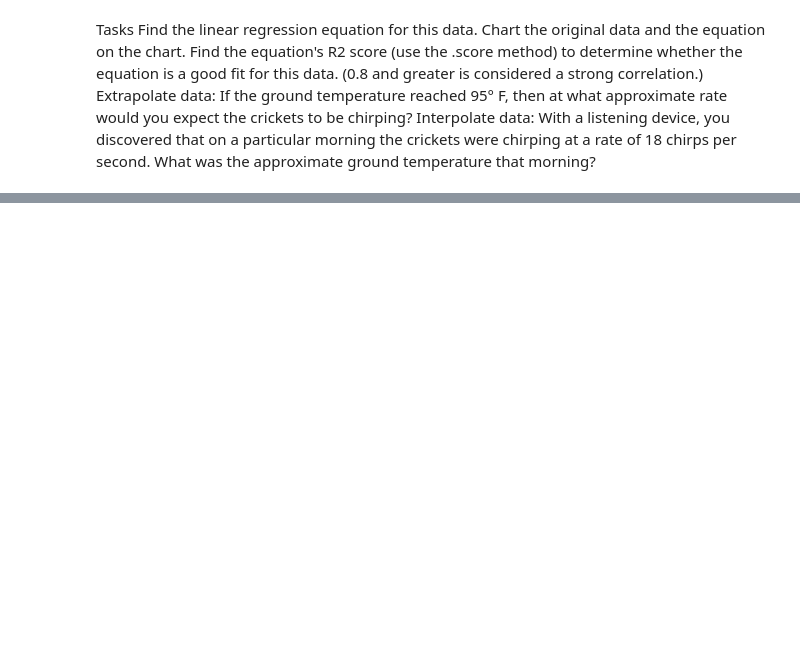
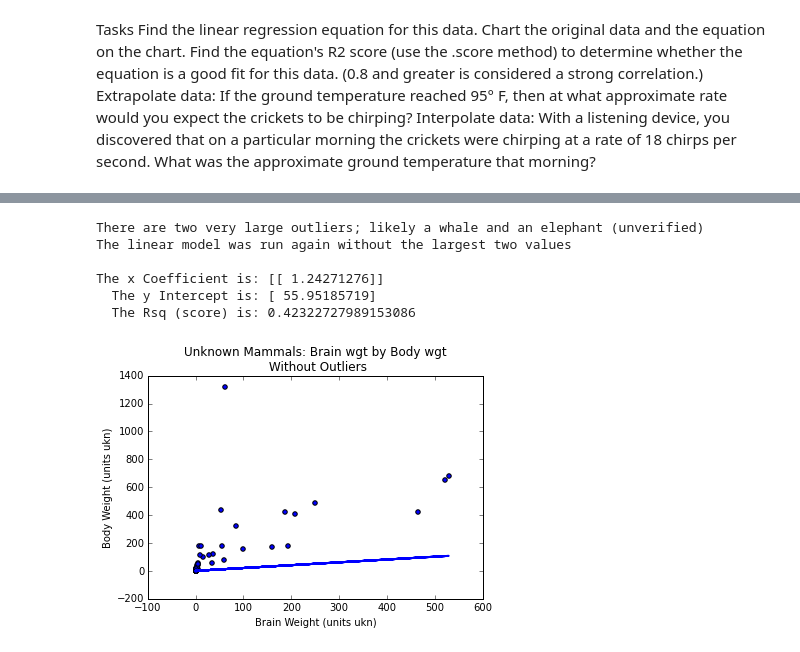
Before and after one commit to BobAmand/linear-regression, a Jupyter notebook: ScratchONE.ipynb, the cells around one changed output, grey strips where cells are left out. Cells and saved outputs as stored; diff of their text form; code cells hidden in the pictures; blank space fills up the shorter version.

```diff
--- a/ScratchONE.ipynb
+++ b/ScratchONE.ipynb
@@ -26,0 +138,28 @@ NameError: name 'df' is not defined
+# %%
+print("There are two very large outliers; likely a whale and an elephant (unverified)")
+print("The linear model was run again without the largest two values\n")
+
+dffm = dff[dff.Brain <=2000]           # removed the two outliers. the DataFrame now is 'dffm'
+
+plt.scatter(dffm[['Brain']],dffm[['Body']])
+plt.title("Unknown Mammals: Brain wgt by Body wgt\n Without Outliers")
+rrline = linear_model.LinearRegression()
+rrline.fit(dffm[['Brain']],dffm[['Body']])
+plt.plot(dffm[['Brain']],
+         rline.predict(dffm[['Brain']]),
+         color='blue',
+         linewidth = 2)
+plt.xlabel("Brain Weight (units ukn)")
+plt.ylabel("Body Weight (units ukn)")
+
+print("The x Coefficient is: {}".format(rrline.coef_))
+print("  The y Intercept is: {}".format(rrline.intercept_))
+print("  The Rsq (score) is: {}".format(rrline.score(dffm[['Brain']],dffm[['Body']])))
+# %% [output]
+There are two very large outliers; likely a whale and an elephant (unverified)
+The linear model was run again without the largest two values
+
+The x Coefficient is: [[ 1.24271276]]
+  The y Intercept is: [ 55.95185719]
+  The Rsq (score) is: 0.42322727989153086
+[figure, added]
```
Also changed, not shown: parts of 32 cells of this notebook.
